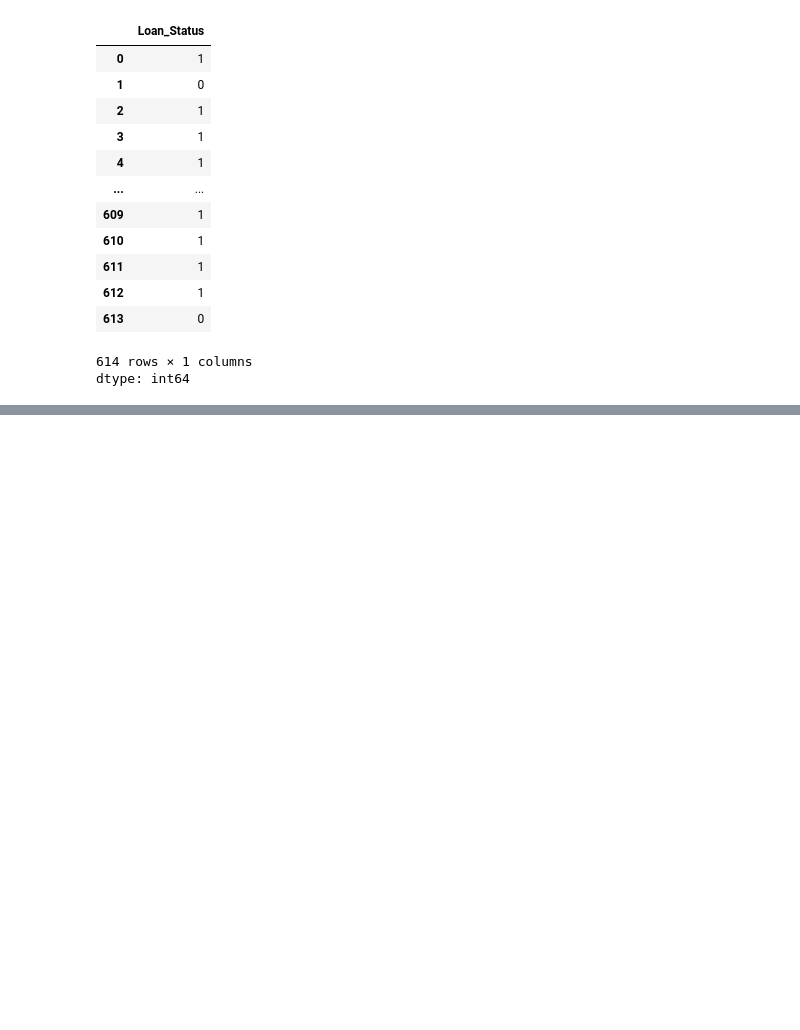
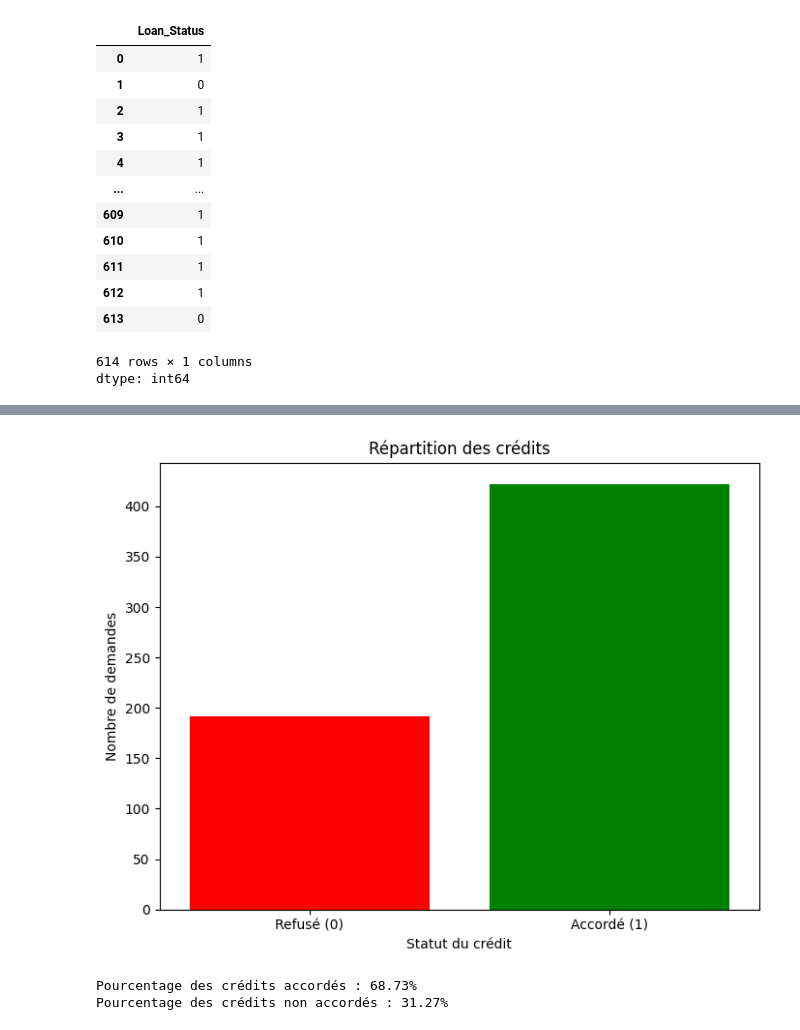
Before and after one commit to Mohamed-236/DataScienceBankProject, a Jupyter notebook: YoutubeBankProject.ipynb, the cells around one changed output, grey strips where cells are left out. Saved outputs shown, nothing was run; the diff lists cells and outputs as text; code cells hidden in the pictures; blank space fills up the shorter version.

```diff
--- a/YoutubeBankProject.ipynb
+++ b/YoutubeBankProject.ipynb
@@ -461,0 +480,27 @@ dtype: int64
+# %%
+
+plt.figure(figsize=(8, 6))
+
+ax = sns.countplot(x=var_target, order=[0, 1])
+
+# Couleur des graphiques
+ax.patches[0].set_facecolor('red')   # Couleur pour les crédits refusés
+ax.patches[1].set_facecolor('green') # Couleur pour les crédits accordés
+
+plt.title("Répartition des crédits")
+plt.xlabel("Statut du crédit")
+plt.ylabel("Nombre de demandes")
+plt.xticks([0, 1], ["Refusé (0)", "Accordé (1)"])
+
+plt.show()
+
+# Calcul des pourcentages
+pourcentage_accordes = (var_target == 1).mean() * 100
+pourcentage_refuses = (var_target == 0).mean() * 100
+
+print(f"Pourcentage des crédits accordés : {pourcentage_accordes:.2f}%")
+print(f"Pourcentage des crédits non accordés : {pourcentage_refuses:.2f}%")
+# %% [output]
+[figure, added]
+Pourcentage des crédits accordés : 68.73%
+Pourcentage des crédits non accordés : 31.27%
```
Also changed, not shown: parts of 14 cells of this notebook.
